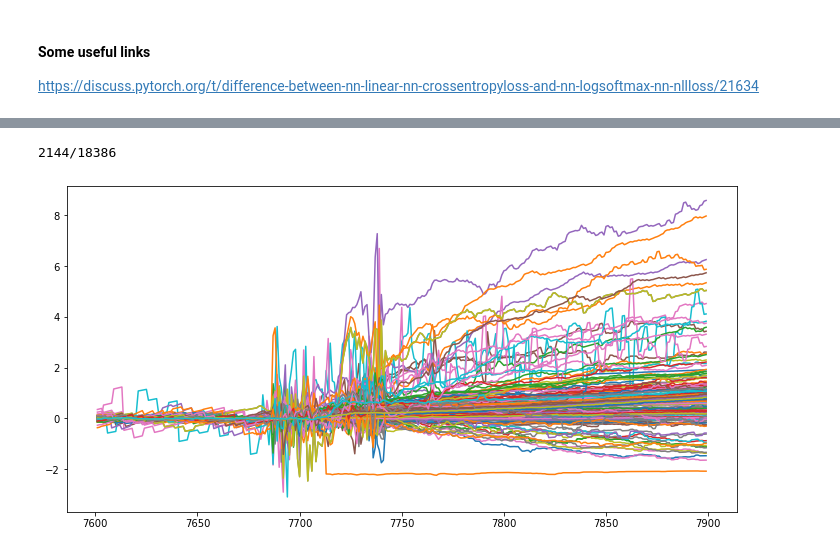
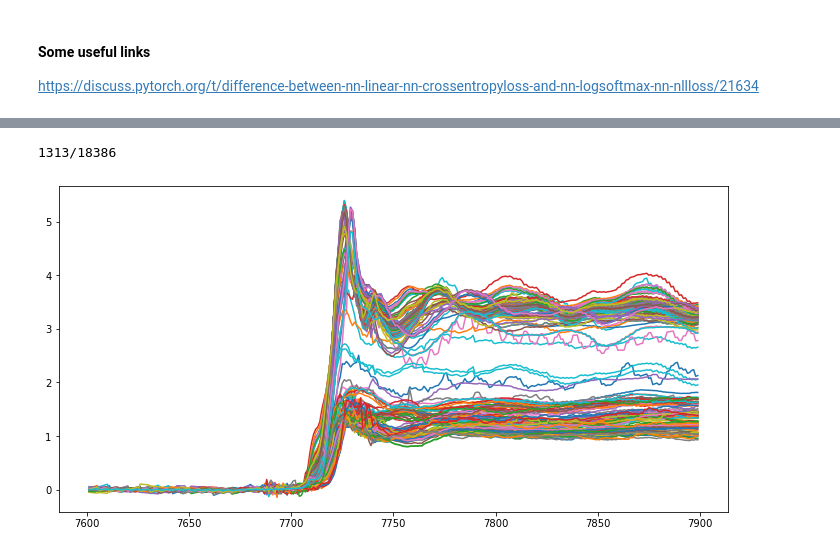
Before and after one commit to zleung9/spec_classification, a Jupyter notebook: notebooks/predict_xas_quality_FCN.ipynb, the cells around one changed output, grey strips where cells are left out. Drawn from its saved outputs; the diff is of its cells as text; code cells hidden in the pictures.

```diff
--- a/notebooks/predict_xas_quality_FCN.ipynb
+++ b/notebooks/predict_xas_quality_FCN.ipynb
@@ -281,6 +187,0 @@ torch.Size([18386, 299])
-# %%
-score = model(x_test_loss).detach().cpu().numpy()
-fig, axs = plt.subplots(2,1, figsize=(12,6))
-axs[0].plot(spec.feature, x_test_loss.detach().cpu().numpy().T)
-axs[1].hist(score,bins=np.arange(0,1.1,0.01))
-plt.show()
@@ -289,9 +188,9 @@ plt.show()
 # %%
-plot_select = ((score > 0.8) & (score <= 1.0)).reshape(-1)
+plot_select = ((y_score1 > 0.9) & (y_score1 <= 1.0)).reshape(-1)
 print("{}/{}".format(plot_select.sum(),plot_select.shape[0]))
 
 random_select = list(np.random.randint(plot_select.sum(),size=200))
 fig, ax = plt.subplots(figsize=(12,6))
-for i,d in enumerate(data_to_pred[plot_select].detach().cpu().numpy()[random_select]):
+for i,d in enumerate(x_unlabel[plot_select][random_select]):
     ax.plot(spec.feature, d)
 # %% [output]
@@ -300,9 +199,9 @@ for i,d in enumerate(data_to_pred[plot_select].detach().cpu().numpy()[random_sel
 # %%
-plot_select = ((score > 0.6) & (score < 0.8)).reshape(-1)
+plot_select = ((y_score1 > 0.8) & (y_score1 <= 0.9)).reshape(-1)
 print("{}/{}".format(plot_select.sum(),plot_select.shape[0]))
 
 random_select = list(np.random.randint(plot_select.sum(),size=100))
 fig, ax = plt.subplots(figsize=(12,6))
-for i,d in enumerate(data_to_pred[plot_select].detach().cpu().numpy()[random_select]):
+for i,d in enumerate(x_unlabel[plot_select][random_select]):
     ax.plot(spec.feature, d)
 # %% [output]
@@ -311,9 +210,9 @@ for i,d in enumerate(data_to_pred[plot_select].detach().cpu().numpy()[random_sel
 # %%
-plot_select = ((score > 0.8) & (score < 0.9)).reshape(-1)
+plot_select = ((y_score1 > 0.9) & (y_score1 <= 1.0)).reshape(-1)
 print("{}/{}".format(plot_select.sum(),plot_select.shape[0]))
 
-random_select = list(np.random.randint(plot_select.sum(),size=100))
+random_select = list(np.random.randint(plot_select.sum(),size=200))
 fig, ax = plt.subplots(figsize=(12,6))
-for i,d in enumerate(data_to_pred[plot_select].detach().cpu().numpy()[random_select]):
+for i,d in enumerate(x_unlabel[plot_select][random_select]):
     ax.plot(spec.feature, d)
 # %% [output]
@@ -333,11 +232,11 @@ for i,d in enumerate(data_to_pred[plot_select].detach().cpu().numpy()[random_sel
 # %%
-plot_select = ((score > 0.15) & (score <= 0.3)).reshape(-1)
+plot_select = ((y_score1 > 0.5) & (y_score1 <= 0.8)).reshape(-1)
 print("{}/{}".format(plot_select.sum(),plot_select.shape[0]))
 
 random_select = list(np.random.randint(plot_select.sum(),size=200))
 fig, ax = plt.subplots(figsize=(12,6))
-for i,d in enumerate(data_to_pred[plot_select].detach().cpu().numpy()[random_select]):
+for i,d in enumerate(x_unlabel[plot_select][random_select]):
     ax.plot(spec.feature, d)
 # %% [output]
-2144/18386
+1313/18386
-[figure, old version]
+[figure, new version]
```
Also changed, not shown: parts of 40 cells of this notebook, 4 other files.
